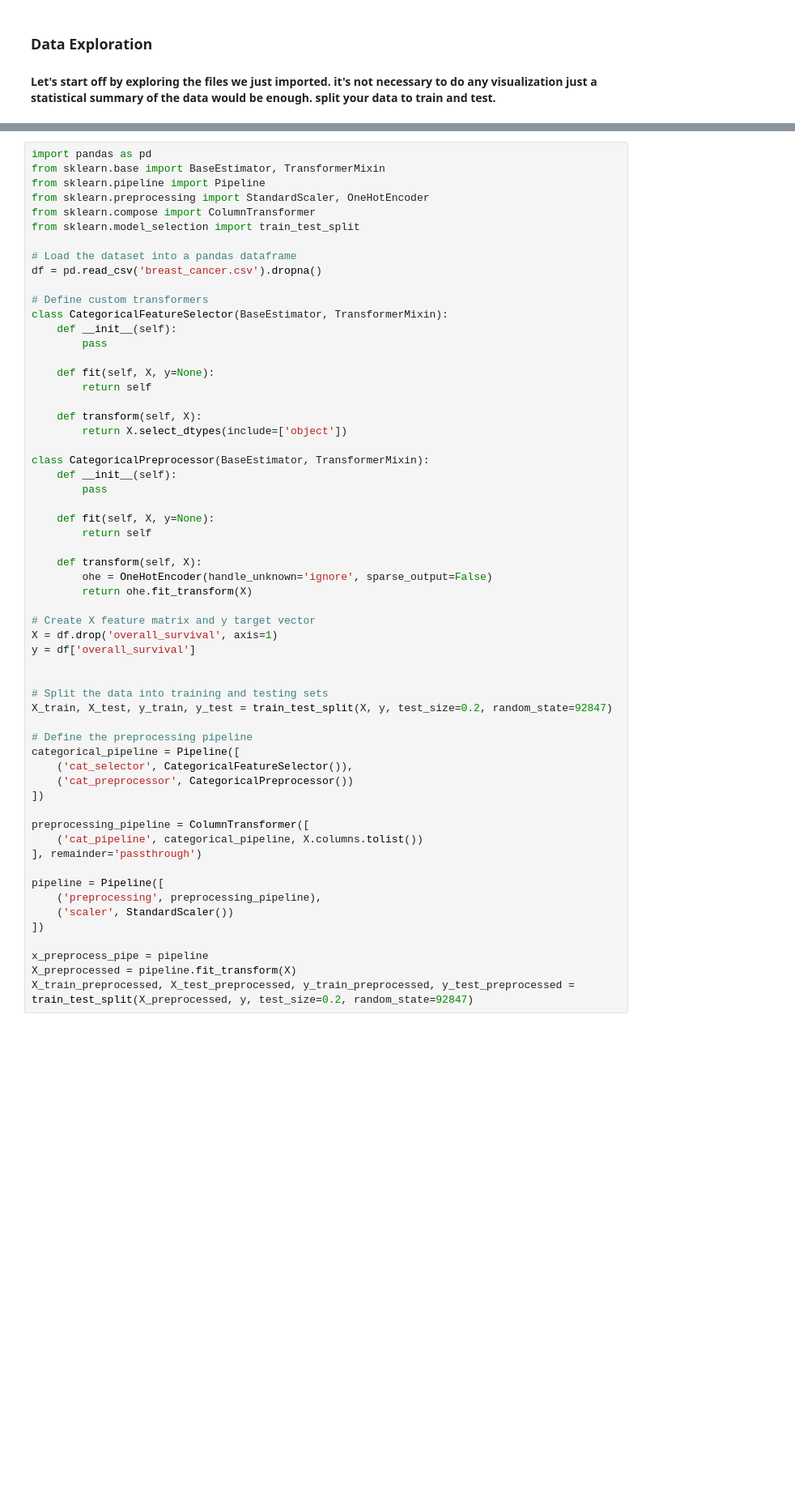
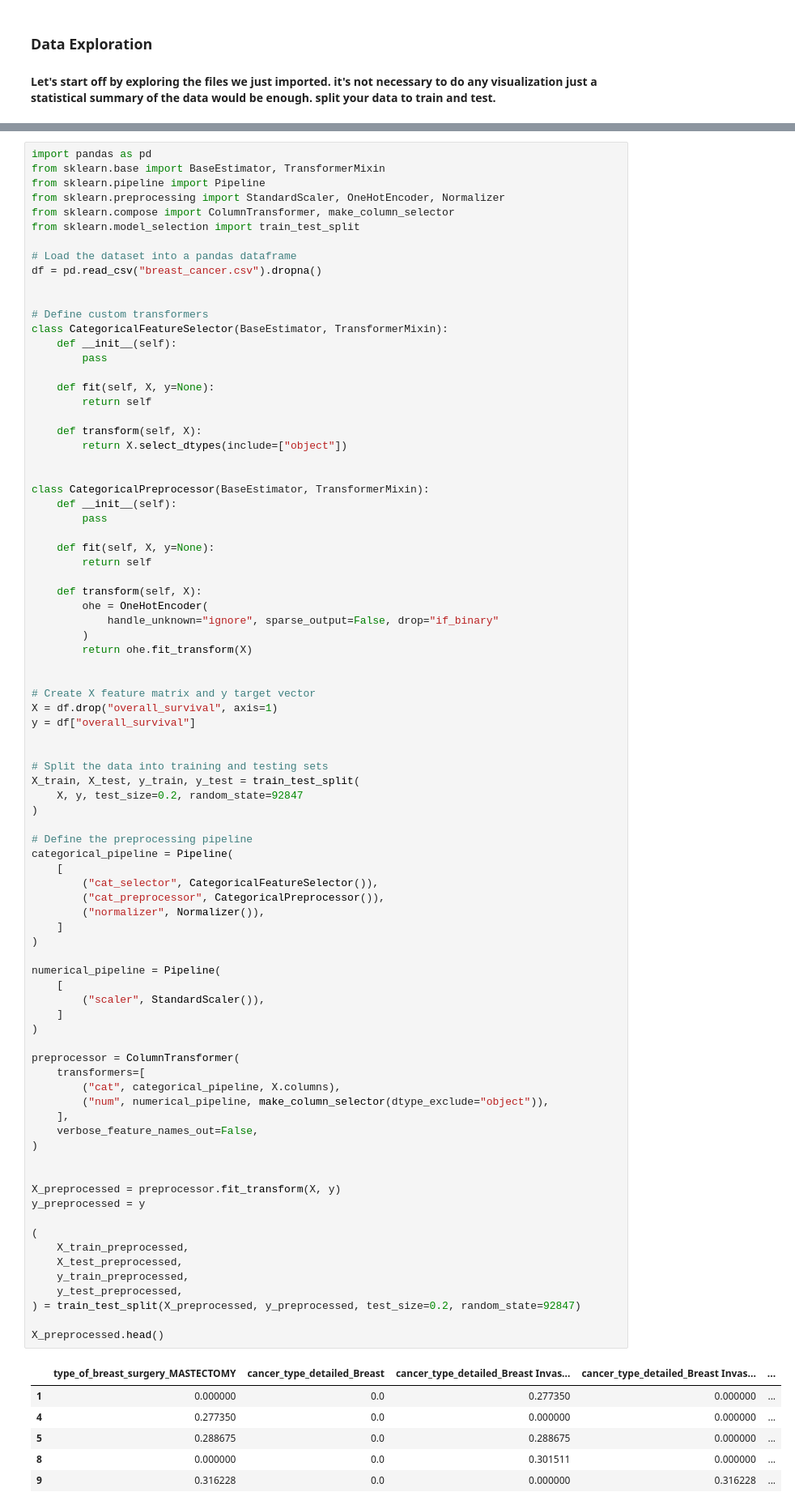
Before and after one commit to jrazi/machine-learning-bioinformatics-assignments-spring-2023, a Jupyter notebook: A2/HW2_MLforBio_Practical/HW2_MLforBio_Ensemble Methods.ipynb, the cells around one changed output, grey strips where cells are left out. Shown: that part at 81% size. Saved outputs shown, nothing was run; the diff lists cells and outputs as text; blank space fills up the shorter version.

```diff
--- a/A2/HW2_MLforBio_Practical/HW2_MLforBio_Ensemble Methods.ipynb
+++ b/A2/HW2_MLforBio_Practical/HW2_MLforBio_Ensemble Methods.ipynb
@@ -86,61 +89,92 @@ max    1896.000000         92.140000      1.000000    5.000000
 import pandas as pd
 from sklearn.base import BaseEstimator, TransformerMixin
 from sklearn.pipeline import Pipeline
-from sklearn.preprocessing import StandardScaler, OneHotEncoder
-from sklearn.compose import ColumnTransformer
+from sklearn.preprocessing import StandardScaler, OneHotEncoder, Normalizer
+from sklearn.compose import ColumnTransformer, make_column_selector
 from sklearn.model_selection import train_test_split
 
 # Load the dataset into a pandas dataframe
-df = pd.read_csv('breast_cancer.csv').dropna()
+df = pd.read_csv("breast_cancer.csv").dropna()
+
 
 # Define custom transformers
 class CategoricalFeatureSelector(BaseEstimator, TransformerMixin):
     def __init__(self):
         pass
 
     def fit(self, X, y=None):
         return self
 
     def transform(self, X):
-        return X.select_dtypes(include=['object'])
+        return X.select_dtypes(include=["object"])
+
 
 class CategoricalPreprocessor(BaseEstimator, TransformerMixin):
     def __init__(self):
         pass
 
     def fit(self, X, y=None):
         return self
 
     def transform(self, X):
-        ohe = OneHotEncoder(handle_unknown='ignore', sparse_output=False)
+        ohe = OneHotEncoder(
+            handle_unknown="ignore", sparse_output=False, drop="if_binary"
+        )
         return ohe.fit_transform(X)
 
+
 # Create X feature matrix and y target vector
-X = df.drop('overall_survival', axis=1)
-y = df['overall_survival']
+X = df.drop("overall_survival", axis=1)
+y = df["overall_survival"]
 
 
 # Split the data into training and testing sets
-X_train, X_test, y_train, y_test = train_test_split(X, y, test_size=0.2, random_state=92847)
+X_train, X_test, y_train, y_test = train_test_split(
+    X, y, test_size=0.2, random_state=92847
+)
 
 # Define the preprocessing pipeline
-categorical_pipeline = Pipeline([
-    ('cat_selector', CategoricalFeatureSelector()),
-    ('cat_preprocessor', CategoricalPreprocessor())
-])
+categorical_pipeline = Pipeline(
+    [
+        ("cat_selector", CategoricalFeatureSelector()),
+        ("cat_preprocessor", CategoricalPreprocessor()),
+        ("normalizer", Normalizer()),
+    ]
+)
 
-preprocessing_pipeline = ColumnTransformer([
-    ('cat_pipeline', categorical_pipeline, X.columns.tolist())
-], remainder='passthrough')
+numerical_pipeline = Pipeline(
+    [
+        ("scaler", StandardScaler()),
+    ]
+)
 
-pipeline = Pipeline([
-    ('preprocessing', preprocessing_pipeline),
-    ('scaler', StandardScaler())
-])
+preprocessor = ColumnTransformer(
+    transformers=[
+        ("cat", categorical_pipeline, X.columns),
+        ("num", numerical_pipeline, make_column_selector(dtype_exclude="object")),
+    ],
+    verbose_feature_names_out=False,
+)
 
-x_preprocess_pipe = pipeline
-X_preprocessed = pipeline.fit_transform(X)
-X_train_preprocessed, X_test_preprocessed, y_train_preprocessed, y_test_preprocessed = train_test_split(X_preprocessed, y, test_size=0.2, random_state=92847)
+
+X_preprocessed = preprocessor.fit_transform(X, y)
+y_preprocessed = y
+
+(
+    X_train_preprocessed,
+    X_test_preprocessed,
+    y_train_preprocessed,
+    y_test_preprocessed,
+) = train_test_split(X_preprocessed, y_preprocessed, test_size=0.2, random_state=92847)
+
+X_preprocessed.head()
+# %% [output]
+|  | type_of_breast_surgery_MASTECTOMY | cancer_type_detailed_Breast | cancer_type_detailed_Breast Invas... | cancer_type_detailed_Breast Invas... | ... |
+| 1 | 0.000000 | 0.0 | 0.277350 | 0.000000 | ... |
+| 4 | 0.277350 | 0.0 | 0.000000 | 0.000000 | ... |
+| 5 | 0.288675 | 0.0 | 0.288675 | 0.000000 | ... |
+| 8 | 0.000000 | 0.0 | 0.301511 | 0.000000 | ... |
+| 9 | 0.316228 | 0.0 | 0.000000 | 0.316228 | ... |
 # %% [markdown]
 # Implementing two different models
 # %% [markdown]
```
Also changed, not shown: parts of 34 cells of this notebook, 6 other files.
